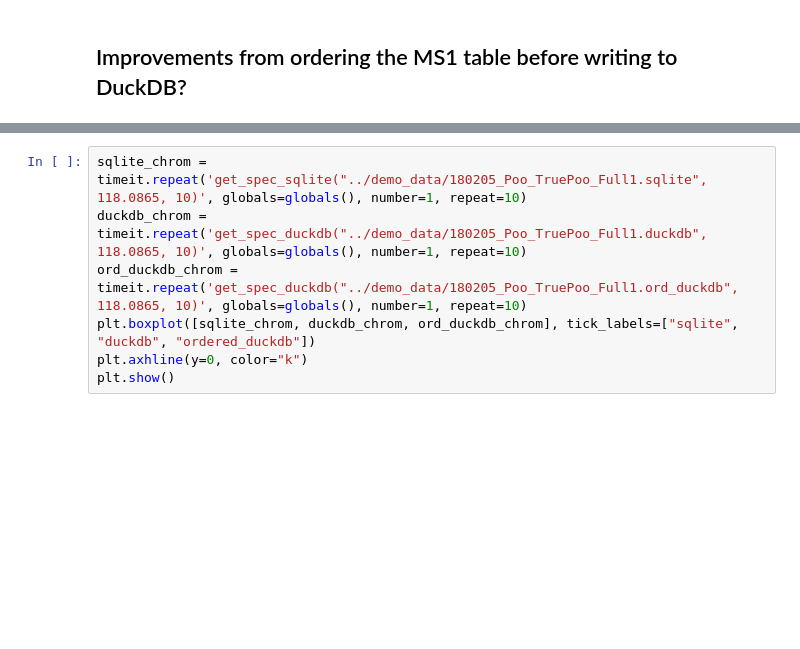
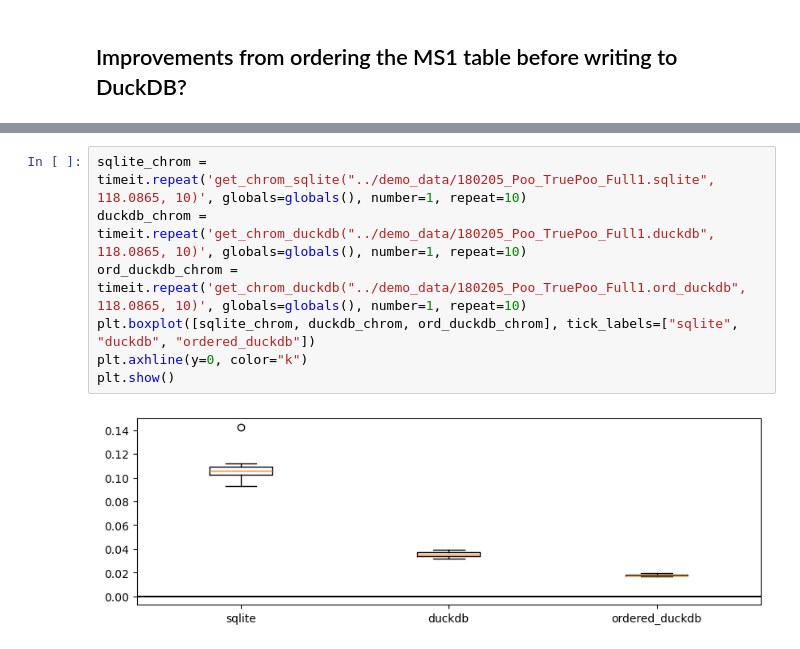
Before and after one commit to wkumler/mzsql, a Jupyter notebook: demo_notebooks/DuckDB_notebook.ipynb, the cells around one changed output, grey strips where cells are left out. Cells and saved outputs as stored; diff of their text form; blank space fills up the shorter version.

Commit message:
Duckdb notebook updated with ordered structure

```diff
--- a/demo_notebooks/DuckDB_notebook.ipynb
+++ b/demo_notebooks/DuckDB_notebook.ipynb
@@ -65,10 +86,12 @@ plt.show()
 # %%
-sqlite_chrom = timeit.repeat('get_spec_sqlite("../demo_data/180205_Poo_TruePoo_Full1.sqlite", 118.0865, 10)', globals=globals(), number=1, repeat=10)
-duckdb_chrom = timeit.repeat('get_spec_duckdb("../demo_data/180205_Poo_TruePoo_Full1.duckdb", 118.0865, 10)', globals=globals(), number=1, repeat=10)
-ord_duckdb_chrom = timeit.repeat('get_spec_duckdb("../demo_data/180205_Poo_TruePoo_Full1.ord_duckdb", 118.0865, 10)', globals=globals(), number=1, repeat=10)
+sqlite_chrom = timeit.repeat('get_chrom_sqlite("../demo_data/180205_Poo_TruePoo_Full1.sqlite", 118.0865, 10)', globals=globals(), number=1, repeat=10)
+duckdb_chrom = timeit.repeat('get_chrom_duckdb("../demo_data/180205_Poo_TruePoo_Full1.duckdb", 118.0865, 10)', globals=globals(), number=1, repeat=10)
+ord_duckdb_chrom = timeit.repeat('get_chrom_duckdb("../demo_data/180205_Poo_TruePoo_Full1.ord_duckdb", 118.0865, 10)', globals=globals(), number=1, repeat=10)
 plt.boxplot([sqlite_chrom, duckdb_chrom, ord_duckdb_chrom], tick_labels=["sqlite", "duckdb", "ordered_duckdb"])
 plt.axhline(y=0, color="k")
 plt.show()
+# %% [output]
+[figure, added]
 # %%
 sqlite_rtrange = timeit.repeat('get_rtrange_sqlite("../demo_data/180205_Poo_TruePoo_Full1.sqlite", 6.5, 8)', globals=globals(), number=1, repeat=10)
 duckdb_rtrange = timeit.repeat('get_rtrange_duckdb("../demo_data/180205_Poo_TruePoo_Full1.duckdb", 6.5, 8)', globals=globals(), number=1, repeat=10)
```
Also changed, not shown: parts of 10 cells of this notebook.
